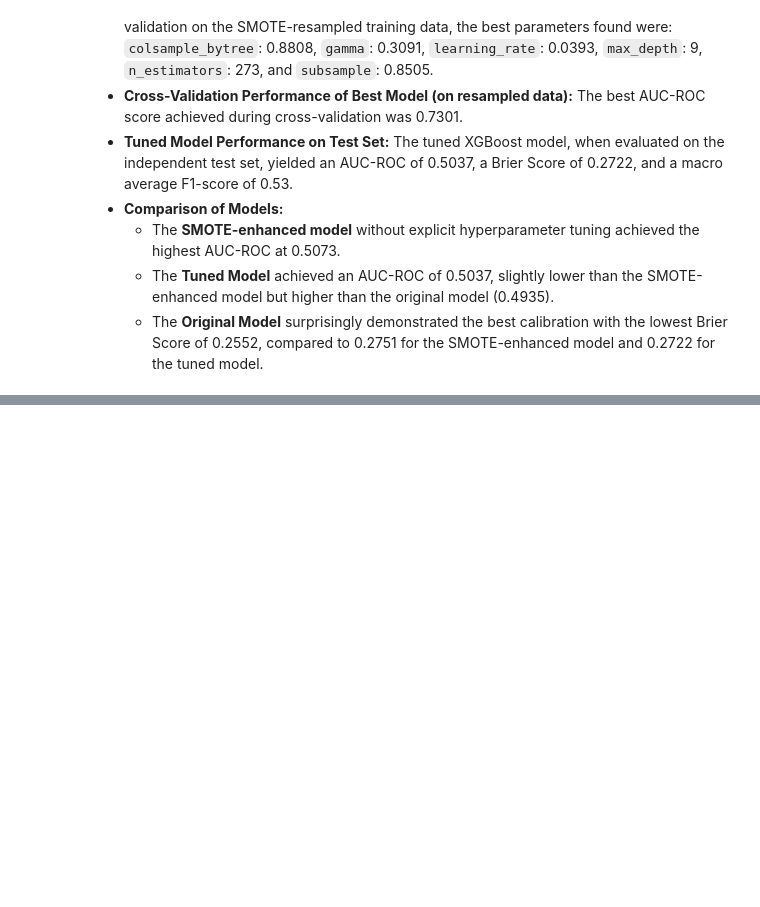
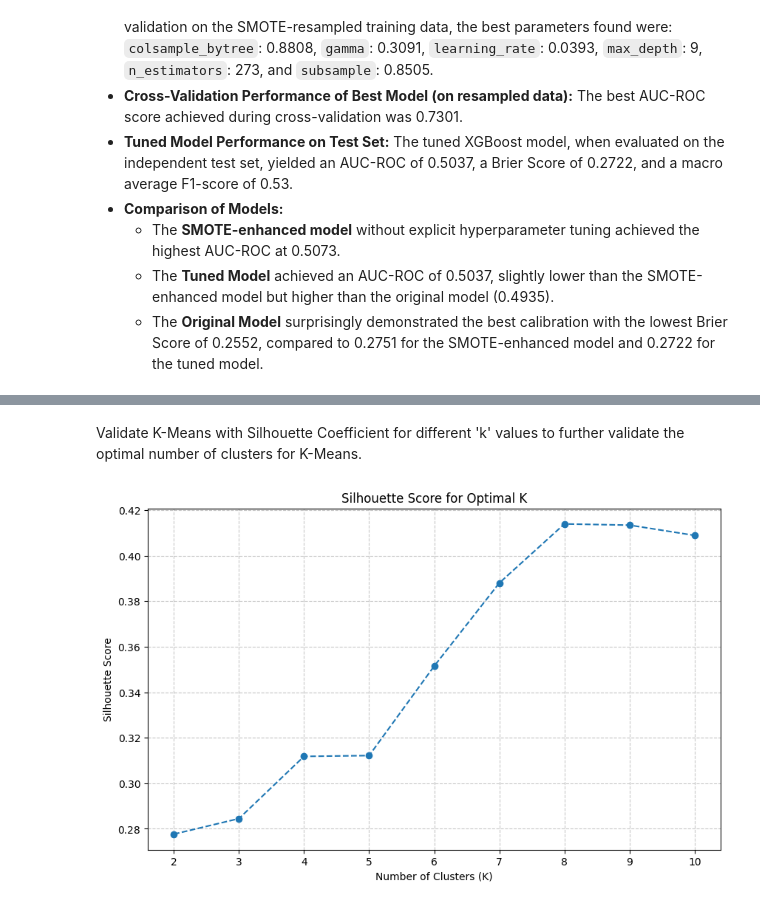
Before and after one commit to Darknight899/Comprehensive-Assessment-, a Jupyter notebook: Capstone_Project.ipynb, the cells around one changed output, grey strips where cells are left out. Drawn from its saved outputs; the diff is of its cells as text; code cells hidden in the pictures; blank space fills up the shorter version.

```diff
--- a/Capstone_Project.ipynb
+++ b/Capstone_Project.ipynb
@@ -1217,0 +1409,48 @@ Brier Score: 0.2722
+# %% [markdown]
+Validate K-Means with Silhouette Coefficient for different 'k' values to further validate the optimal number of clusters for K-Means.
+# %%
+from sklearn.metrics import silhouette_score
+from sklearn.cluster import KMeans
+import matplotlib.pyplot as plt
+
+# 1. Initialize an empty list to store Silhouette scores
+silhouette_avg_scores = []
+
+# Define a range of k values to test (Silhouette score is not defined for k=1)
+k_range = range(2, 11) # Testing from 2 to 10 clusters
+
+# 2. Iterate through the range of k values
+for k in k_range:
+    # a. Instantiate a KMeans model
+    kmeans = KMeans(n_clusters=k, random_state=42, n_init='auto')
+
+    # b. Fit the KMeans model to the X_scaled DataFrame
+    kmeans.fit(X_scaled)
+
+    # c. Predict the cluster labels for X_scaled
+    cluster_labels = kmeans.predict(X_scaled)
+
+    # d. Calculate the Silhouette score using the X_scaled DataFrame and the predicted labels
+    silhouette_avg = silhouette_score(X_scaled, cluster_labels)
+
+    # e. Append the calculated Silhouette score to the list
+    silhouette_avg_scores.append(silhouette_avg)
+
+# 3. Create a plot with n_clusters on the x-axis and Silhouette scores on the y-axis
+plt.figure(figsize=(10, 6))
+plt.plot(k_range, silhouette_avg_scores, marker='o', linestyle='--')
+
+# 4. Add a title to the plot
+plt.title('Silhouette Score for Optimal K')
+
+# 5. Label the x-axis as 'Number of Clusters (K)' and the y-axis as 'Silhouette Score'
+plt.xlabel('Number of Clusters (K)')
+plt.ylabel('Silhouette Score')
+
+# Add grid for better readability
+plt.grid(True, linestyle='--', alpha=0.7)
+
+# 6. Display the plot
+plt.show()
+# %% [output]
+[figure, added]
```
Also changed, not shown: parts of 38 cells of this notebook.
